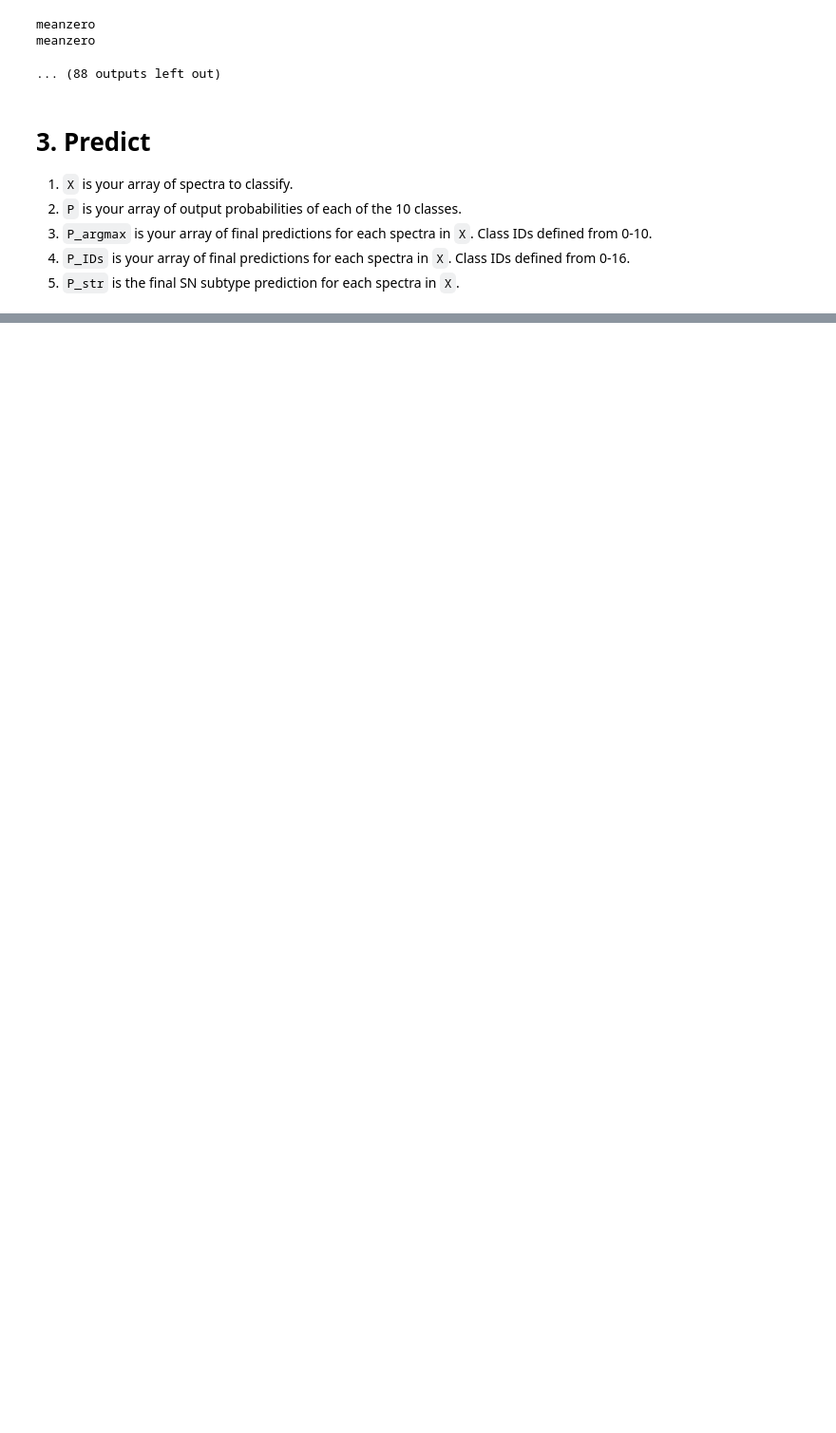
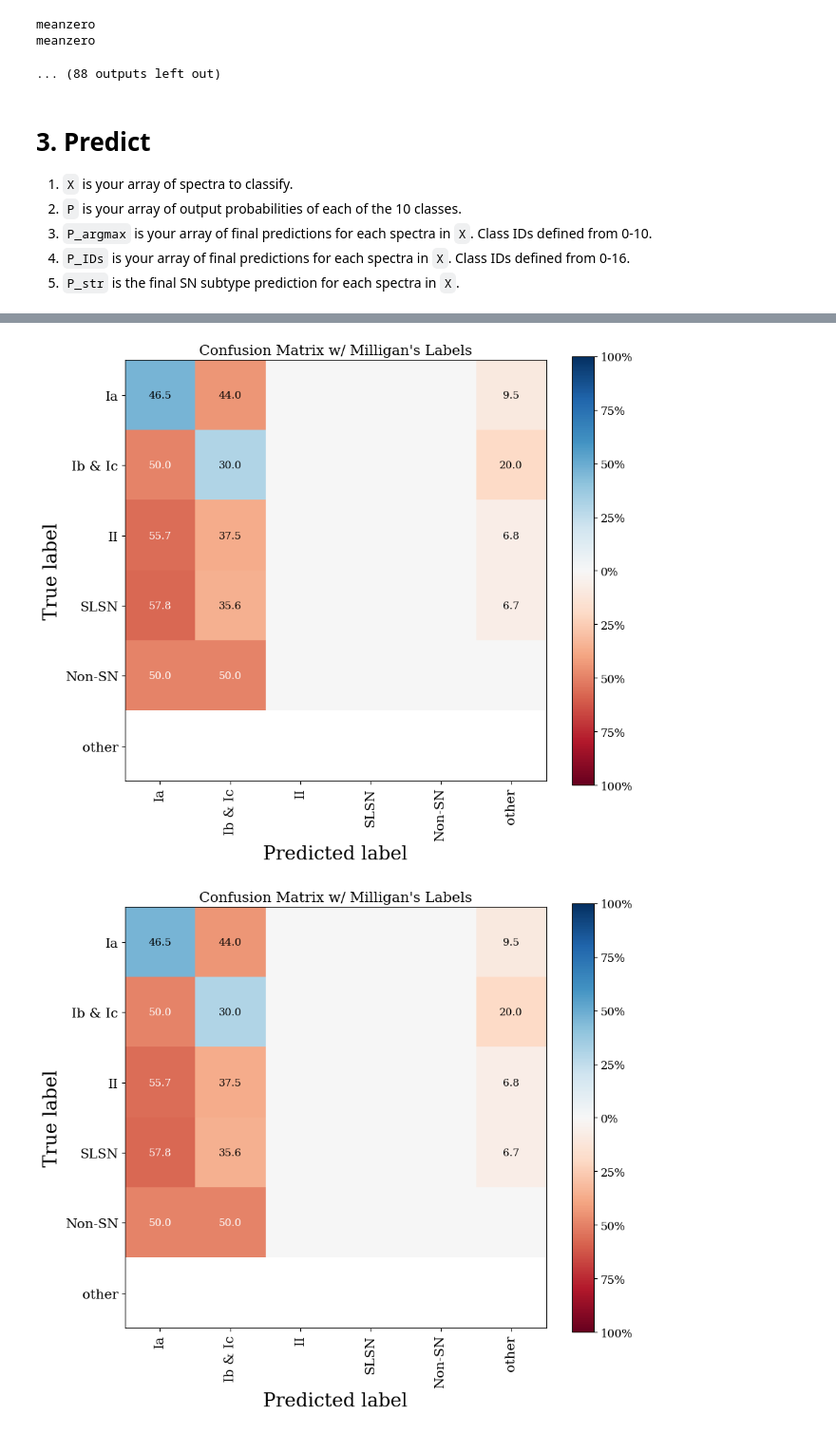
Before and after one commit to Ajb2307/Milligan_ABC-SN, a Jupyter notebook: test_w_preprocessing.ipynb, the cells around one changed output, grey strips where cells are left out. Shown at 95% size. Drawn from its saved outputs; the diff is of its cells as text; code cells hidden in the pictures; blank space fills up the shorter version.

```diff
--- a/test_w_preprocessing.ipynb
+++ b/test_w_preprocessing.ipynb
@@ -408,0 +334,13 @@ weighted avg       0.42      0.01      0.02       393
+# %%
+from sklearn.metrics import confusion_matrix
+
+# confusion matrix using Mill. categories
+
+P_Mill = np.array([ABC_to_Mill[i] for i in P_argmax])
+
+cm = confusion_matrix(Y_Mill_IDs, P_Mill, labels=list(Mill_types_to_int.keys()))
+# %%
+plot_cm(cm, list(Mill_types_to_int.values()), title = "Confusion Matrix w/ Milligan's Labels")
+# %% [output]
+[figure, added]
+[figure, added]
```
Also changed, not shown: parts of 14 cells of this notebook, 2 other files.
